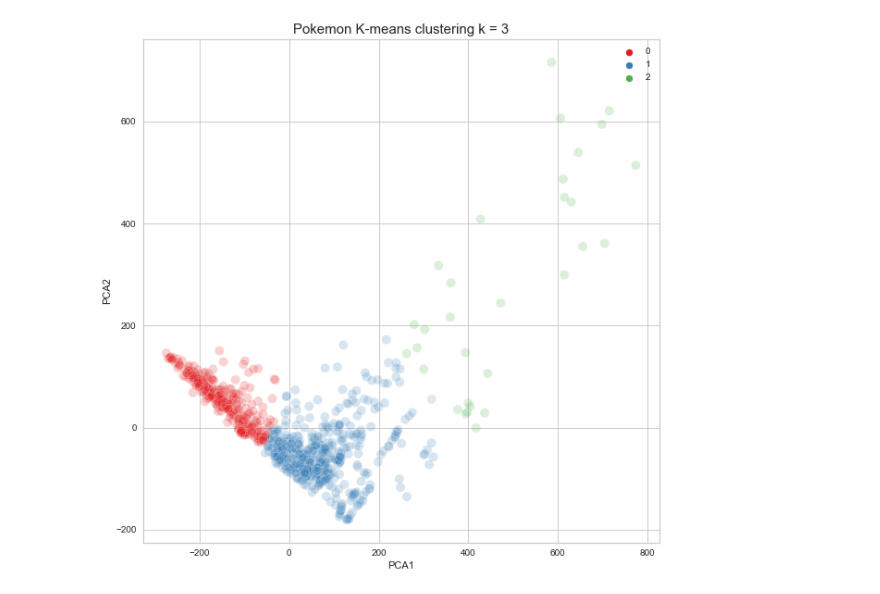
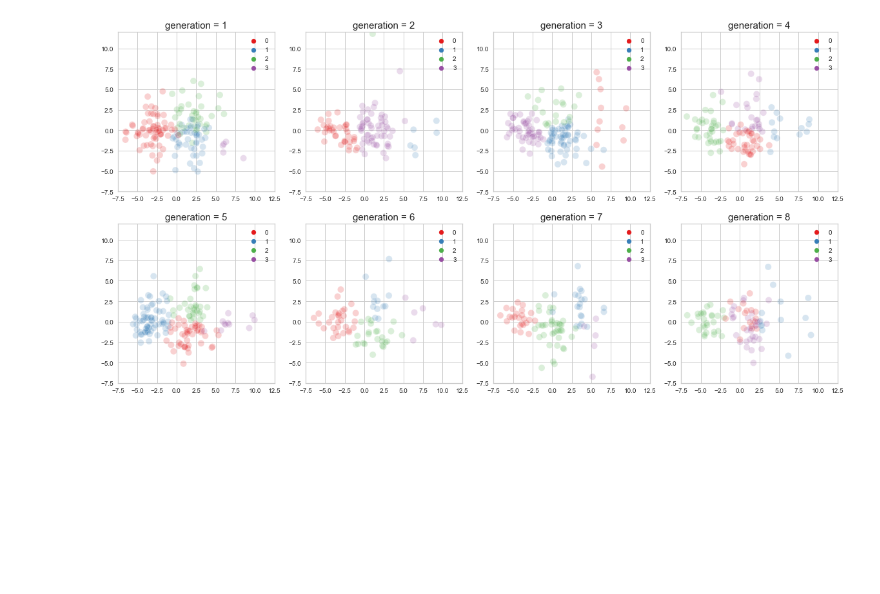
Before and after one commit to wangzuo/pokemon-ml, a Jupyter notebook: pokemon.ipynb, the cells around one changed output. Cells and saved outputs as stored; diff of their text form; code cells hidden in the pictures; blank space fills up the shorter version.

```diff
--- a/pokemon.ipynb
+++ b/pokemon.ipynb
@@ -177,13 +202,17 @@ from sklearn.cluster import KMeans
 from yellowbrick.cluster import KElbowVisualizer
 from sklearn.preprocessing import MinMaxScaler
 
-X = data
+fig, axes = plt.subplots(ncols=4, nrows=2, figsize=(20,10))
 
-model = KMeans(max_iter=1000, random_state=42)
-visualizer = KElbowVisualizer(model, k=(2,10), metric='distortion')
-# scaler = MinMaxScaler()
-# scaler = MinMaxScaler()
-# X = scaler.fit_transform(X)
-visualizer.fit(X)
-visualizer.poof()
+for gen in range(1, 9):
+    ax = axes.flat[gen-1]
+
+    d1 = data[data['generation']==gen].drop(columns=['generation'])
+    scaler = StandardScaler()
+    scaler.fit(d1)
+    d2 = pd.DataFrame(scaler.transform(d1), columns=d1.columns)
+
+    model = KMeans(init="k-means++", random_state=42, max_iter=10000)
+    visualizer = KElbowVisualizer(model, k=(2,10), metric='distortion', timings=False, ax=ax)
+    visualizer.fit(d2)
 # %% [output]
@@ -290,21 +343,30 @@ plt.show()
 # %%
+import json
+import pandas as pd
 import seaborn as sns
 import numpy as np
 from sklearn.decomposition import PCA
+from sklearn.preprocessing import StandardScaler
 
-k = 3
-kmeans = KMeans(init="k-means++", n_clusters=k).fit(data)
-labels_scale = kmeans.labels_
-reduced_data = PCA(n_components=2).fit_transform(data)
+fig, axes = plt.subplots(ncols=4, nrows=2, figsize=(20,10))
 
-plt.figure(figsize = (10,10))
-sns.scatterplot(x=reduced_data[:,0], y=reduced_data[:,1],
-                hue=labels_scale,
-                palette='Set1',
-                s=100, alpha=0.2).set_title(f"Pokemon K-means clustering k = {k}", fontsize=15)
-plt.legend()
-plt.ylabel('PCA2')
-plt.xlabel('PCA1')
-plt.show()
+for gen in range(1, 9):
+    ax = axes.flat[gen-1]
+    ax.set_xlim([-7.5, 12.5])
+    ax.set_ylim([-7.5, 12])
+
+    d1 = data[data['generation']==gen].drop(columns=['generation'])
+    scaler = StandardScaler()
+    scaler.fit(d1)
+    d2 = pd.DataFrame(scaler.transform(d1), columns=d1.columns)
+
+    k = 4
+    kmeans = KMeans(init="k-means++", n_clusters=k).fit(d2)
+    d3 = PCA(n_components=2).fit_transform(d2)
+
+    sns.scatterplot(x=d3[:,0], y=d3[:,1],
+                    hue=kmeans.labels_,
+                    palette='Set1',
+                    s=100, alpha=0.2,ax=ax).set_title(f"generation = {gen}", fontsize=15)
 # %% [output]
-[figure, old version]
+[figure, new version]
```
Also changed, not shown: parts of 17 cells of this notebook, 5 other files.
